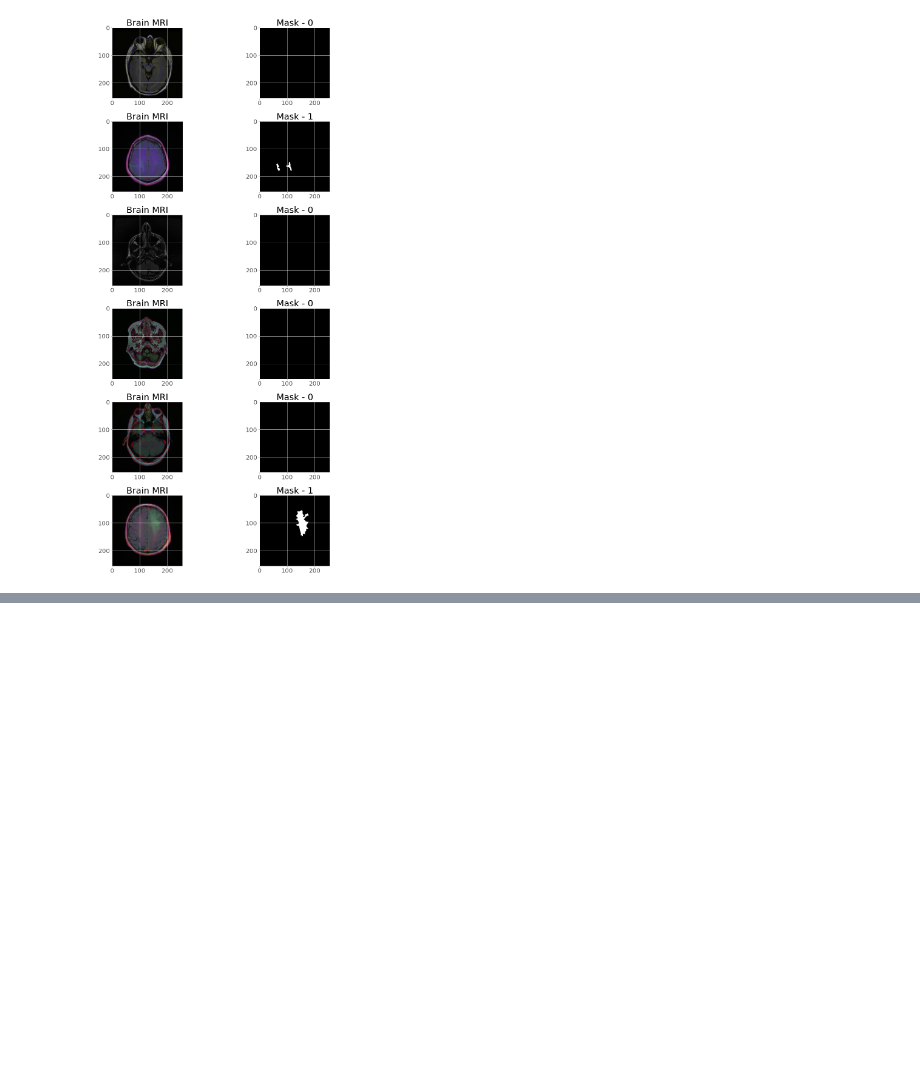
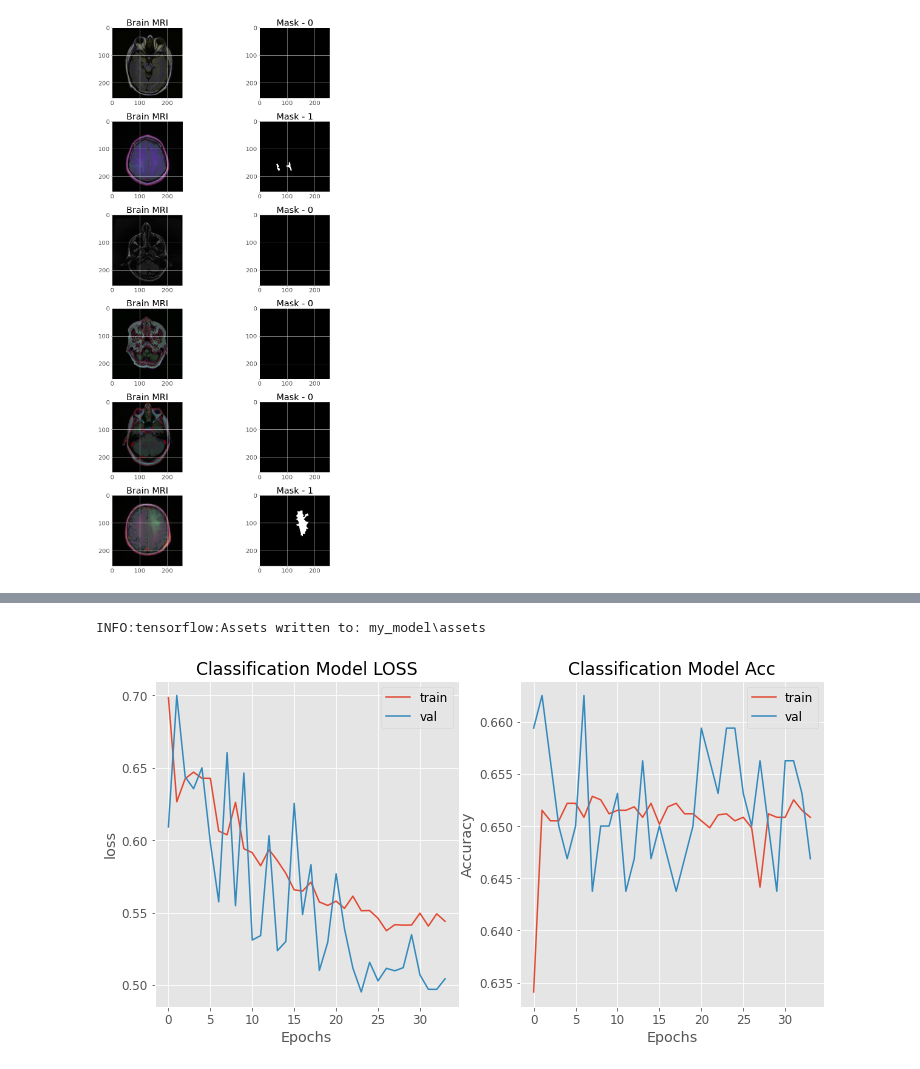
Before and after one commit to rajuzumaki2207/Brain_tumour_detection_RCNN, a Jupyter notebook: Brain_MRI_Detection.ipynb, the cells around one changed output, grey strips where cells are left out. Saved outputs shown, nothing was run; the diff lists cells and outputs as text; code cells hidden in the pictures; blank space fills up the shorter version.

```diff
--- a/Brain_MRI_Detection.ipynb
+++ b/Brain_MRI_Detection.ipynb
@@ -224,0 +338,6 @@ fig.tight_layout()
+# %%
+from tensorflow.keras.applications.resnet50 import ResNet50 ## I am using ResNet50. But any famour CNN models can be used
+
+clf_model = ResNet50(weights='imagenet', include_top=False, input_tensor=Input(shape=(256,256,3)))
+
+clf_model.summary()
@@ -224,0 +378,7 @@ fig.tight_layout()
+# %%
+X = myModel(clf_model.output) ## Resnet Output will become the input for this model
+model= Model(clf_model.input, X)
+model.compile (loss = 'categorical_crossentropy',
+optimizer='adam',
+ metrics= ["accuracy"]
+)
@@ -224,0 +424,11 @@ fig.tight_layout()
+# %%
+STEP_SIZE_TRAIN=train_generator.n//train_generator.batch_size
+STEP_SIZE_VALID=valid_generator.n//valid_generator.batch_size
+STEP_SIZE_TEST=test_generator.n//test_generator.batch_size
+model.fit_generator(generator=train_generator,
+                    steps_per_epoch=STEP_SIZE_TRAIN,
+                    validation_data=valid_generator,
+                    validation_steps=STEP_SIZE_VALID,
+                    epochs=100,
+                    callbacks=[checkpointer, earlystopping,reduce_LR ]
+)
@@ -224,0 +477,26 @@ fig.tight_layout()
+# %%
+model.save("my_model")
+# %% [output]
+INFO:tensorflow:Assets written to: my_model\assets
+# %%
+dict_model = model.history
+# %%
+plt.rcParams.update({'font.size':12})
+plt.figure(figsize=(12,6))
+plt.subplot(1,2,1)
+plt.plot(dict_model.history['loss']);
+plt.plot(dict_model.history['val_loss']);
+plt.title("Classification Model LOSS");
+plt.ylabel("loss");
+plt.xlabel("Epochs");
+plt.legend(['train', 'val']);
+
+plt.subplot(1,2,2)
+plt.plot(dict_model.history['accuracy']);
+plt.plot(dict_model.history['val_accuracy']);
+plt.title("Classification Model Acc");
+plt.ylabel("Accuracy");
+plt.xlabel("Epochs");
+plt.legend(['train', 'val']);
+# %% [output]
+[figure, added]
```
Also changed, not shown: parts of 21 cells of this notebook.
